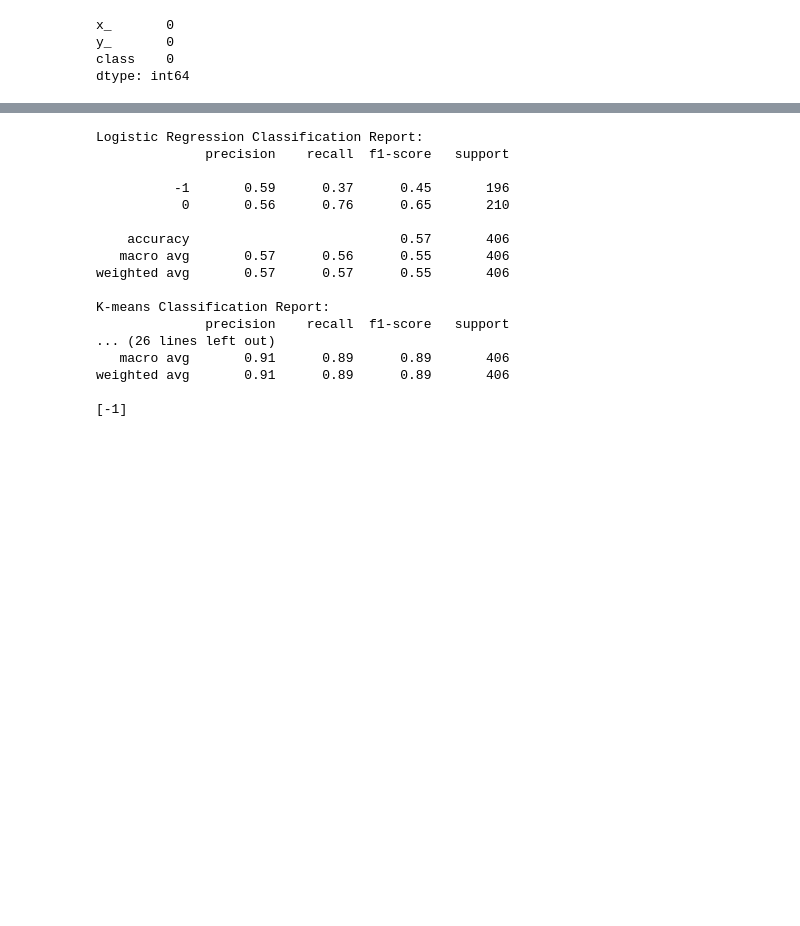
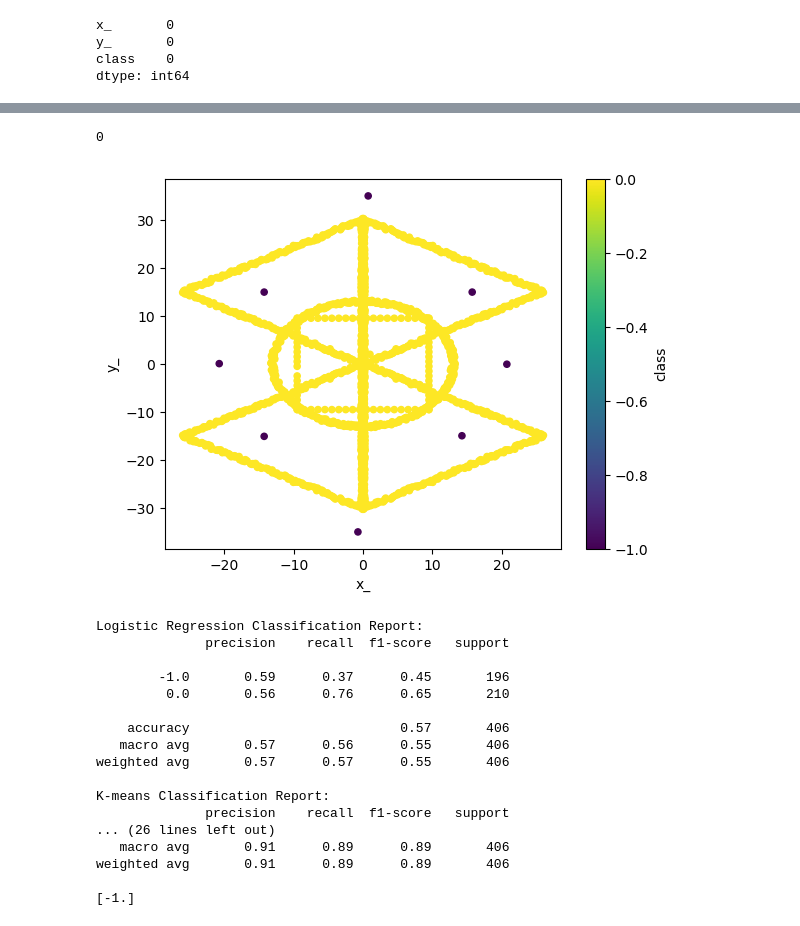
Before and after one commit to PrinceEGY/HackTrick24-AIMfinity, a Jupyter notebook: Riddles/ml_medium_dataset/model.ipynb, the cells around one changed output, grey strips where cells are left out. Cells and saved outputs as stored; diff of their text form; code cells hidden in the pictures; blank space fills up the shorter version.

```diff
--- a/Riddles/ml_medium_dataset/model.ipynb
+++ b/Riddles/ml_medium_dataset/model.ipynb
@@ -14,0 +59,7 @@ dtype: int64
+# %%
+df.drop("class",axis=1,inplace=True)
+df.loc[len(df)] = (1,2)
+cluster = DBSCAN(eps=2, min_samples=5, leaf_size=112)
+start = time.time()
+cluster.fit(df)
+print('Elapsed time: ', time.time() - start)
@@ -15,3 +68,13 @@ dtype: int64
+# %%
+cluster.labels_[-1]
+# %% [output]
+0
+# %%
+new_df = df.copy()
+new_df['class'] = cluster.labels_
+new_df.plot.scatter(x='x_', y='y_', c='class', colormap='viridis');
+# %% [output]
+[figure, added]
 # %%
 from json import load
 import pandas as pd
@@ -119,8 +182,8 @@ print(predicted_class)
 Logistic Regression Classification Report:
               precision    recall  f1-score   support
 
-          -1       0.59      0.37      0.45       196
-           0       0.56      0.76      0.65       210
+        -1.0       0.59      0.37      0.45       196
+         0.0       0.56      0.76      0.65       210
 
     accuracy                           0.57       406
    macro avg       0.57      0.56      0.55       406
@@ -132,4 +195,4 @@ K-means Classification Report:
    macro avg       0.91      0.89      0.89       406
 weighted avg       0.91      0.89      0.89       406
 
-[-1]
+[-1.]
```
Also changed, not shown: parts of 8 cells of this notebook, 15 other files.
